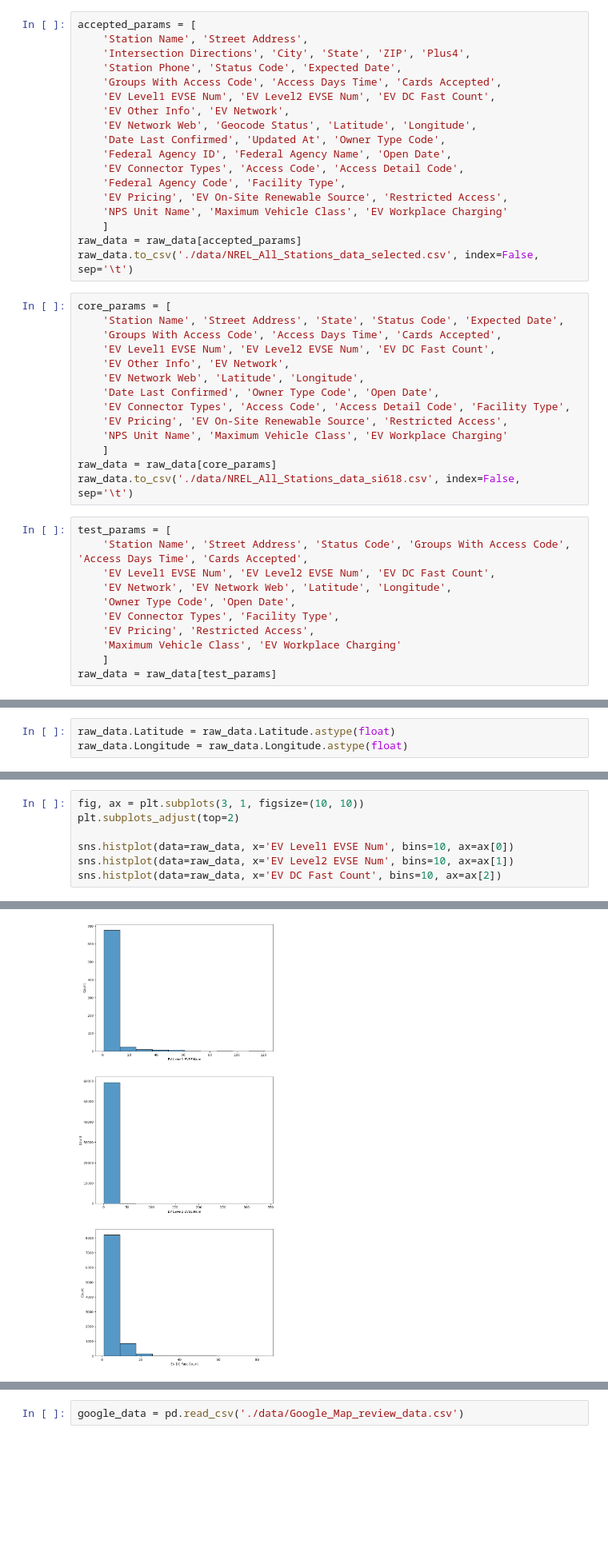
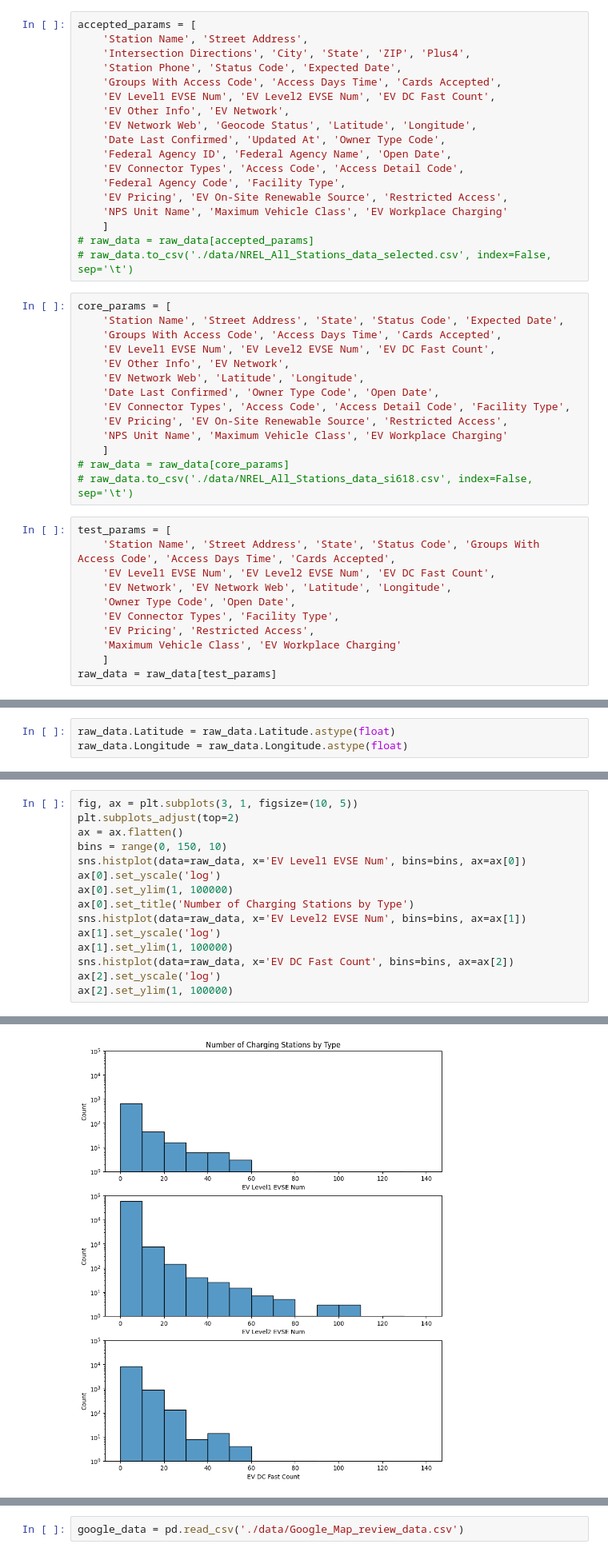
Before and after one commit to priest-yang/Electrifind, a Jupyter notebook: NREL_All_Stations_API.ipynb, the cells around one changed output, grey strips where cells are left out. Shown at 80% size. Saved outputs shown, nothing was run; the diff lists cells and outputs as text; blank space fills up the shorter version.

```diff
--- a/NREL_All_Stations_API.ipynb
+++ b/NREL_All_Stations_API.ipynb
@@ -60,8 +63,8 @@ accepted_params = [
     'EV Pricing', 'EV On-Site Renewable Source', 'Restricted Access',
     'NPS Unit Name', 'Maximum Vehicle Class', 'EV Workplace Charging'
     ]
-raw_data = raw_data[accepted_params]
-raw_data.to_csv('./data/NREL_All_Stations_data_selected.csv', index=False, sep='\t')
+# raw_data = raw_data[accepted_params]
+# raw_data.to_csv('./data/NREL_All_Stations_data_selected.csv', index=False, sep='\t')
 # %%
 core_params = [
     'Station Name', 'Street Address', 'State', 'Status Code', 'Expected Date',
@@ -74,11 +77,11 @@ core_params = [
     'EV Pricing', 'EV On-Site Renewable Source', 'Restricted Access',
     'NPS Unit Name', 'Maximum Vehicle Class', 'EV Workplace Charging'
     ]
-raw_data = raw_data[core_params]
-raw_data.to_csv('./data/NREL_All_Stations_data_si618.csv', index=False, sep='\t')
+# raw_data = raw_data[core_params]
+# raw_data.to_csv('./data/NREL_All_Stations_data_si618.csv', index=False, sep='\t')
 # %%
 test_params = [
-    'Station Name', 'Street Address', 'Status Code', 'Groups With Access Code', 'Access Days Time', 'Cards Accepted',
+    'Station Name', 'Street Address', 'State', 'Status Code', 'Groups With Access Code', 'Access Days Time', 'Cards Accepted',
     'EV Level1 EVSE Num', 'EV Level2 EVSE Num', 'EV DC Fast Count',
     'EV Network', 'EV Network Web', 'Latitude', 'Longitude',
     'Owner Type Code', 'Open Date',
@@ -149,10 +197,18 @@ sns.countplot(x='EV Workplace Charging', data=raw_data, orient='v')
 <Axes: xlabel='EV Workplace Charging', ylabel='count'>
 [figure]
 # %%
-fig, ax = plt.subplots(3, 1, figsize=(10, 10))
+fig, ax = plt.subplots(3, 1, figsize=(10, 5))
 plt.subplots_adjust(top=2)
-
-sns.histplot(data=raw_data, x='EV Level1 EVSE Num', bins=10, ax=ax[0])
-sns.histplot(data=raw_data, x='EV Level2 EVSE Num', bins=10, ax=ax[1])
-sns.histplot(data=raw_data, x='EV DC Fast Count', bins=10, ax=ax[2])
+ax = ax.flatten()
+bins = range(0, 150, 10)
+sns.histplot(data=raw_data, x='EV Level1 EVSE Num', bins=bins, ax=ax[0])
+ax[0].set_yscale('log')
+ax[0].set_ylim(1, 100000)
+ax[0].set_title('Number of Charging Stations by Type')
+sns.histplot(data=raw_data, x='EV Level2 EVSE Num', bins=bins, ax=ax[1])
+ax[1].set_yscale('log')
+ax[1].set_ylim(1, 100000)
+sns.histplot(data=raw_data, x='EV DC Fast Count', bins=bins, ax=ax[2])
+ax[2].set_yscale('log')
+ax[2].set_ylim(1, 100000)
 # %% [output]
@@ -160,4 +216,4 @@ sns.histplot(data=raw_data, x='EV DC Fast Count', bins=10, ax=ax[2])
-[figure, old version]
+[figure, new version]
 # %%
 raw_data.head()
 # %% [output]
```
Also changed, not shown: parts of 28 cells of this notebook, 33 other files.
